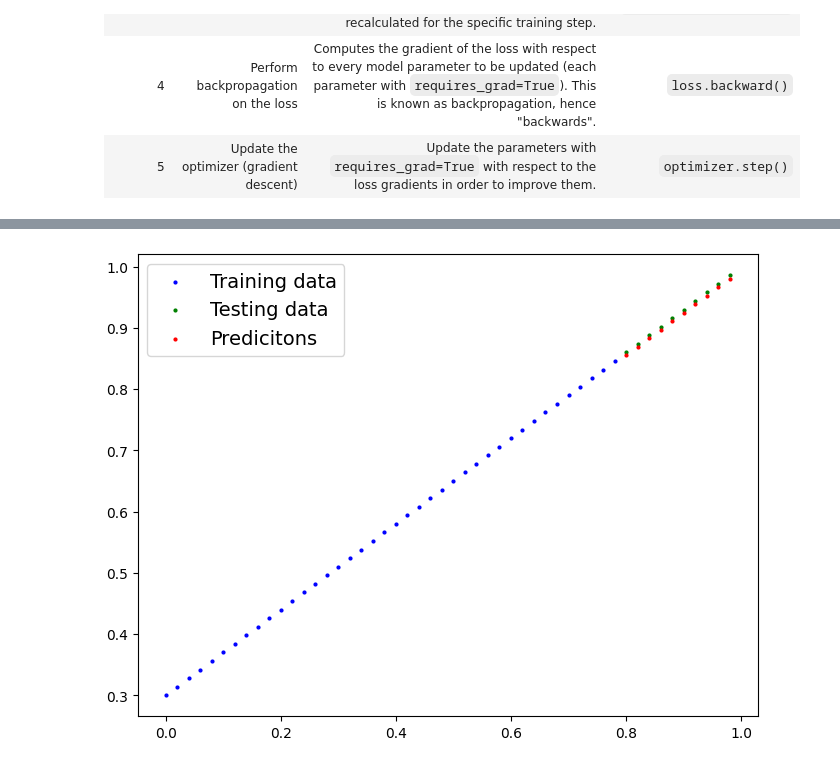
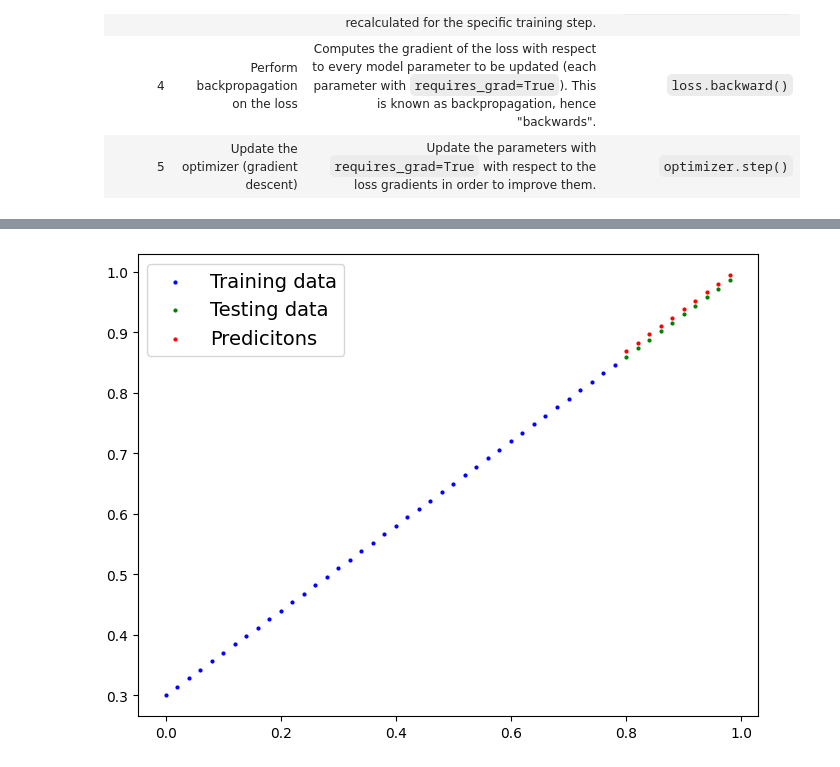
Before and after one commit to Mateus-Henr/Deep-Learning-With-PyTorch, a Jupyter notebook: pytorch_workflow.ipynb, the cells around one changed output, grey strips where cells are left out. Saved outputs shown, nothing was run; the diff lists cells and outputs as text; code cells hidden in the pictures.

```diff
--- a/pytorch_workflow.ipynb
+++ b/pytorch_workflow.ipynb
@@ -250,4 +301,4 @@ with torch.inference_mode():
 # %%
-plot_predictions(predictions=y_preds_new)
+plot_predictions(predictions=test_pred)
 # %% [output]
-[figure, old version]
+[figure, new version]
```
Also changed, not shown: parts of 6 cells of this notebook.
